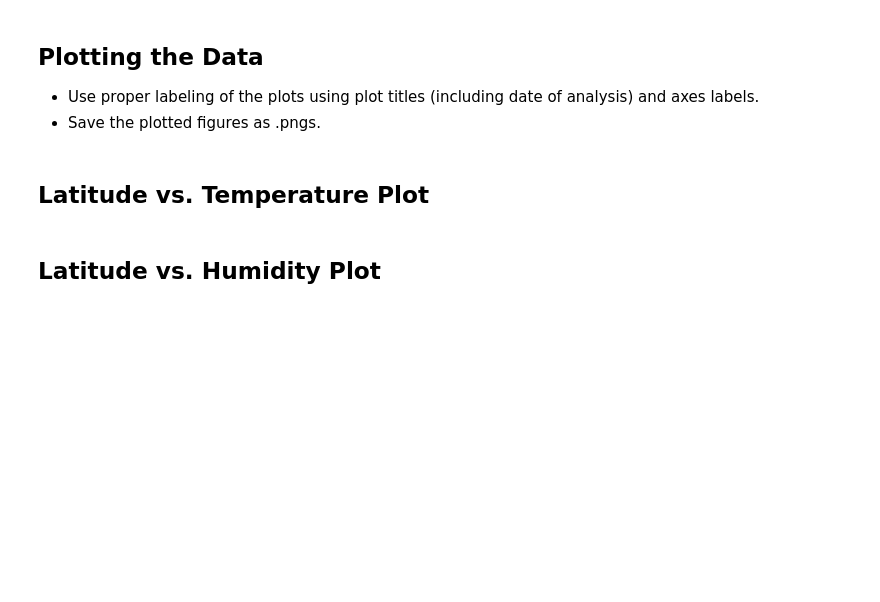
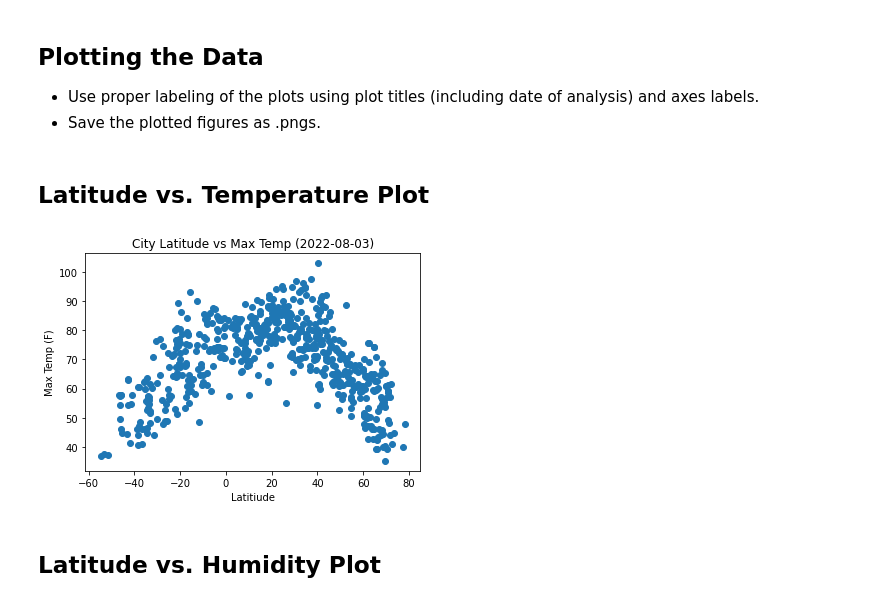
Before and after one commit to brevinowens/python-api-challenge, a Jupyter notebook: starter_code/WeatherPy.ipynb, the cells around one changed output. Cells and saved outputs as stored; diff of their text form; code cells hidden in the pictures; blank space fills up the shorter version.

```diff
--- a/starter_code/WeatherPy.ipynb
+++ b/starter_code/WeatherPy.ipynb
@@ -177,6 +194,14 @@ Skip this step if there are no cities that have humidity > 100%.
 * Save the plotted figures as .pngs.
 # %% [markdown]
 ## Latitude vs. Temperature Plot
+# %%
+plt.scatter(city_weather_pd['Lat'], city_weather_pd['Max Temp'])
+plt.title('City Latitude vs Max Temp' + ' (' +str(datetime.now().date()) + ')')
+plt.ylabel("Max Temp (F)")
+plt.xlabel("Latitiude")
+plt.show()
+# %% [output]
+[figure, added]
 # %% [markdown]
 ## Latitude vs. Humidity Plot
 # %% [markdown]
```
Also changed, not shown: parts of 6 cells of this notebook, 1 other file.
